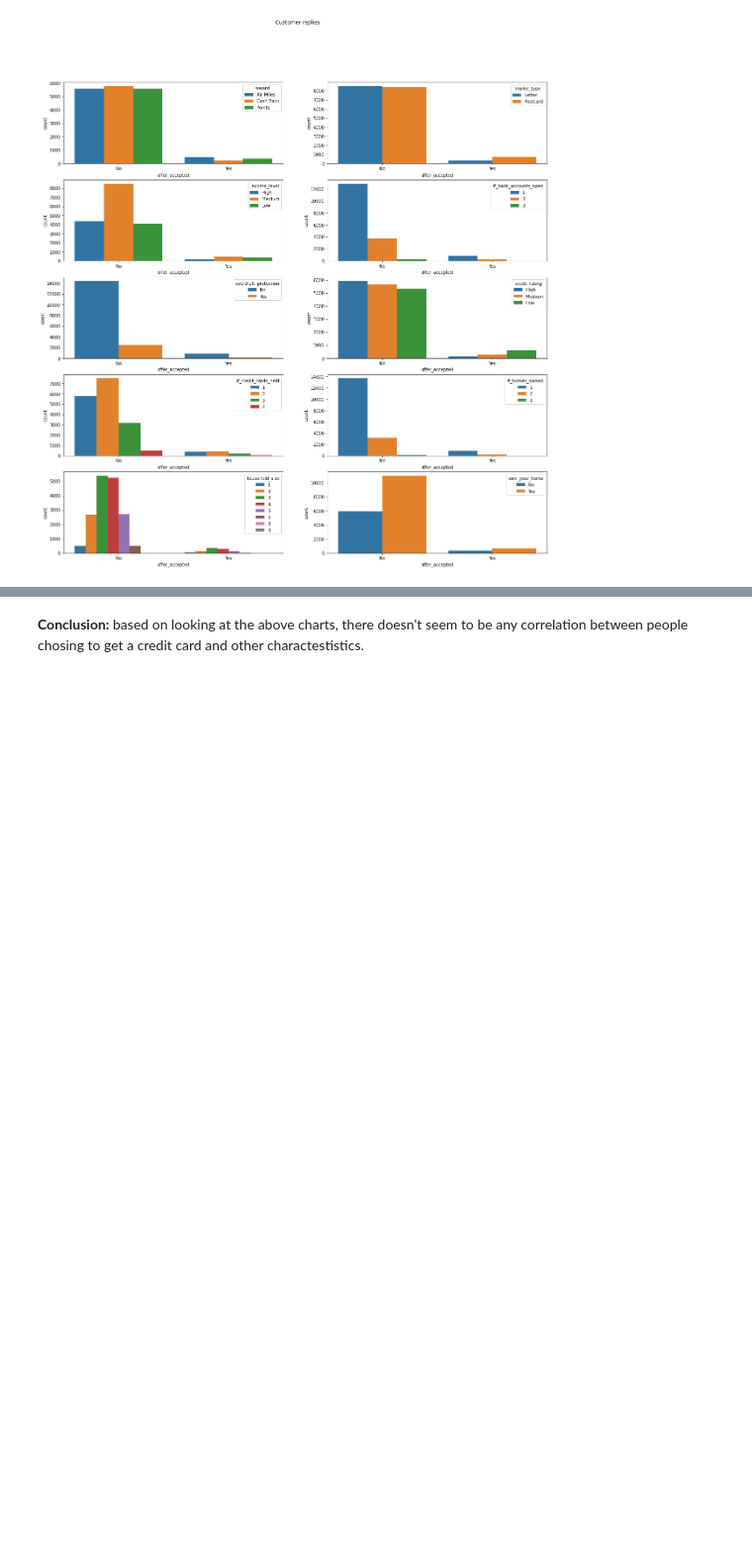
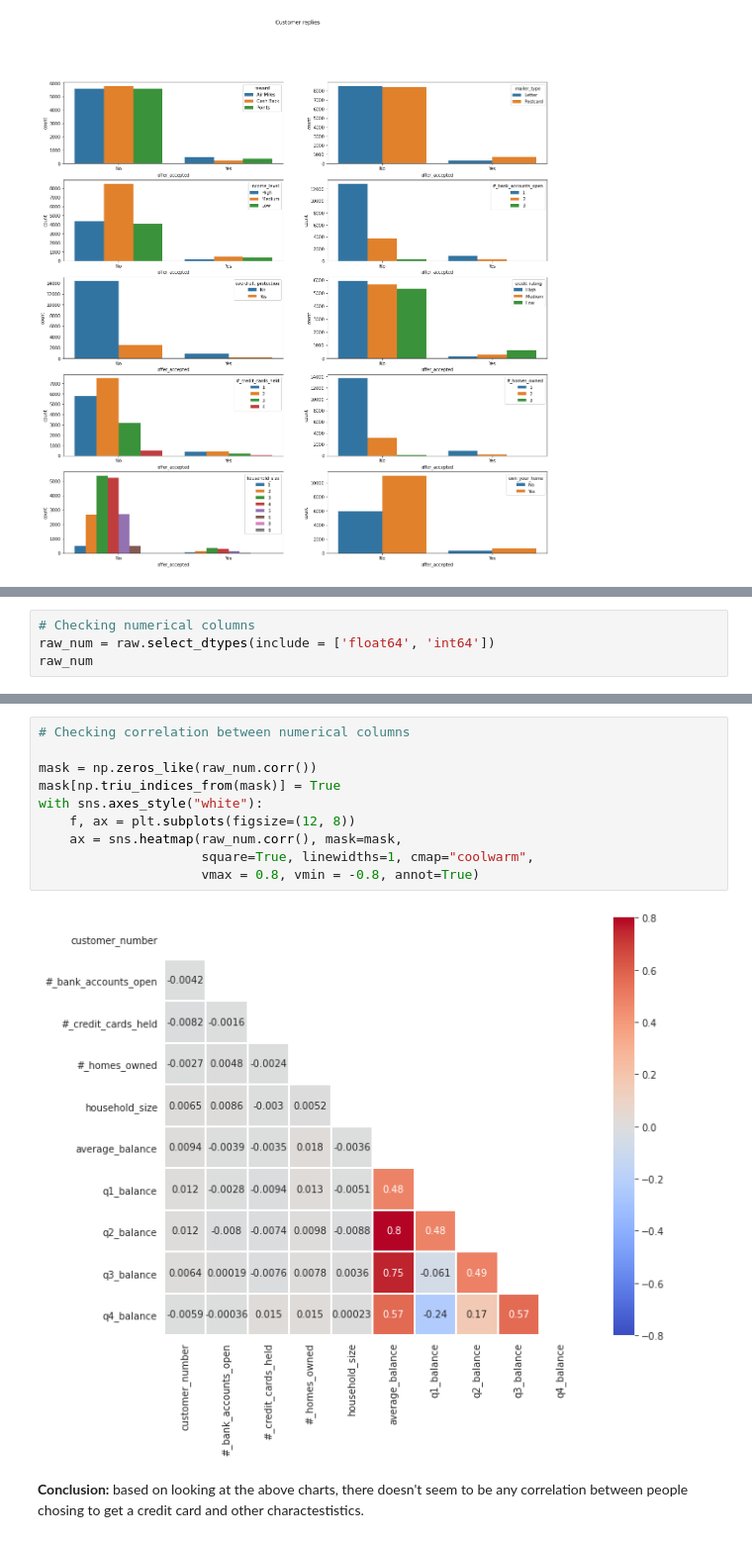
Before and after one commit to zsborsos/data_mid_bootcamp_project_classification, a Jupyter notebook: notebooks/22022022_classification project_ZB.ipynb, the cells around one changed output, grey strips where cells are left out. Shown at 99% size. Drawn from its saved outputs; the diff is of its cells as text; blank space fills up the shorter version.

```diff
--- a/notebooks/22022022_classification project_ZB.ipynb
+++ b/notebooks/22022022_classification project_ZB.ipynb
@@ -338,0 +350,4 @@ sns.countplot(ax=axes[4, 1], data=raw, x='offer_accepted', hue='own_your_home')
+# %%
+# Checking numerical columns
+raw_num = raw.select_dtypes(include = ['float64', 'int64'])
+raw_num
@@ -339,3 +368,15 @@ sns.countplot(ax=axes[4, 1], data=raw, x='offer_accepted', hue='own_your_home')
+# %%
+# Checking correlation between numerical columns
+
+mask = np.zeros_like(raw_num.corr())
+mask[np.triu_indices_from(mask)] = True
+with sns.axes_style("white"):
+    f, ax = plt.subplots(figsize=(12, 8))
+    ax = sns.heatmap(raw_num.corr(), mask=mask,
+                     square=True, linewidths=1, cmap="coolwarm",
+                     vmax = 0.8, vmin = -0.8, annot=True)
+# %% [output]
+[figure, added]
 # %% [markdown]
 <b>Conclusion:</b> based on looking at the above charts, there doesn't seem to be any correlation between people chosing to get a credit card and other charactestistics.
 # %%
```
Also changed, not shown: parts of 94 cells of this notebook, 4 other files.
